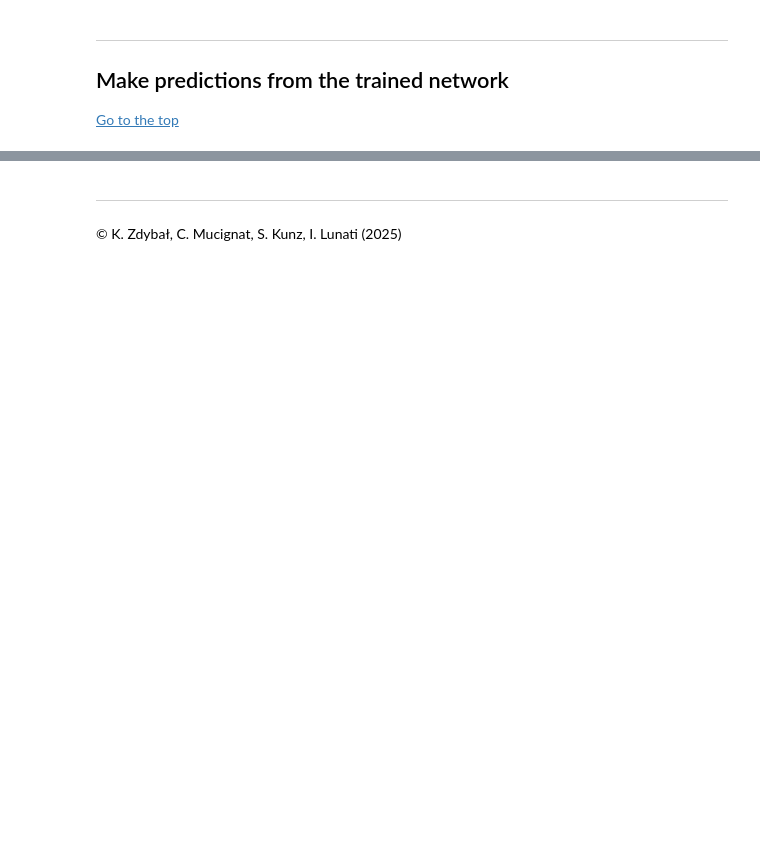
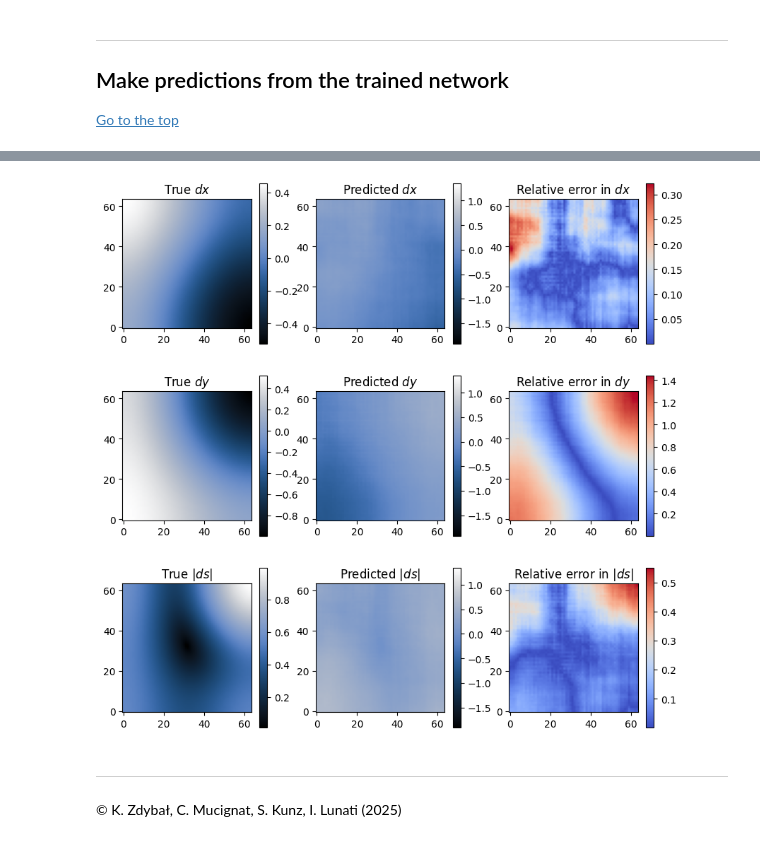
Before and after one commit to kamilazdybal/pykitPIV, a Jupyter notebook: jupyter-notebooks/demo-pykitPIV-11-integration-with-LIMA.ipynb, the cells around one changed output, grey strips where cells are left out. Saved outputs shown, nothing was run; the diff lists cells and outputs as text; code cells hidden in the pictures; blank space fills up the shorter version.

```diff
--- a/jupyter-notebooks/demo-pykitPIV-11-integration-with-LIMA.ipynb
+++ b/jupyter-notebooks/demo-pykitPIV-11-integration-with-LIMA.ipynb
@@ -413,0 +408,2 @@ plt.colorbar();
+# %%
+predicted_ds_magnitude = np.sqrt(predicted_ds[:,0,:,:]**2 + predicted_ds[:,1,:,:]**2)
@@ -414,3 +412,91 @@ plt.colorbar();
+# %%
+error_dx = np.abs(ground_truth_ds[image_to_show, 0, :, :] - predicted_ds[image_to_show, 0, :, :])
+# %%
+error_dy = np.abs(ground_truth_ds[image_to_show, 1, :, :] - predicted_ds[image_to_show, 1, :, :])
+# %%
+error_ds = np.abs(ground_truth_ds_magnitude[image_to_show, :, :] - predicted_ds_magnitude[image_to_show, :, :])
+# %%
+figure = plt.figure(figsize=(10, 10))
+spec = figure.add_gridspec(ncols=3, nrows=3, width_ratios=[1, 1, 1], height_ratios=[1, 1, 1])
+
+cmap = cmc.oslo
+
+# Displacement in the x-direction:
+
+figure_a = figure.add_subplot(spec[0,0])
+plt.imshow(ground_truth_ds[image_to_show, 0, :, :],
+           cmap=cmap,
+           origin='lower')
+plt.colorbar()
+plt.title('True $dx$')
+
+figure_b = figure.add_subplot(spec[0,1])
+plt.imshow(predicted_ds[image_to_show, 0, :, :],
+           cmap=cmap,
+           origin='lower',
+           vmin=np.min(ground_truth_target),
+           vmax=np.max(ground_truth_target))
+plt.colorbar()
+plt.title('Predicted $dx$')
+
+figure_c = figure.add_subplot(spec[0,2])
+plt.imshow(error_dx,
+           cmap='coolwarm',
+           origin='lower')
+plt.colorbar()
+plt.title('Relative error in $dx$')
+
+# Displacement in the y-direction:
+
+figure_d = figure.add_subplot(spec[1,0])
+plt.imshow(ground_truth_ds[image_to_show, 1, :, :],
+           cmap=cmap,
+           origin='lower')
+plt.colorbar()
+plt.title('True $dy$')
+
+figure_e = figure.add_subplot(spec[1,1])
+plt.imshow(predicted_ds[image_to_show, 1, :, :],
+           cmap=cmap,
+           origin='lower',
+           vmin=np.min(ground_truth_target),
+           vmax=np.max(ground_truth_target))
+plt.colorbar()
+plt.title('Predicted $dy$')
+
+figure_f = figure.add_subplot(spec[1,2])
+plt.imshow(error_dy,
+           cmap='coolwarm',
+           origin='lower')
+plt.colorbar()
+plt.title('Relative error in $dy$')
+
+# Displacement magnitude:
+
+figure_g = figure.add_subplot(spec[2,0])
+plt.imshow(ground_truth_ds_magnitude[image_to_show, :, :],
+           cmap=cmap,
+           origin='lower')
+plt.colorbar()
+plt.title('True $|ds|$')
+
+figure_h = figure.add_subplot(spec[2,1])
+plt.imshow(predicted_ds_magnitude[image_to_show, :, :],
+           cmap=cmap,
+           origin='lower',
+           vmin=np.min(ground_truth_target),
+           vmax=np.max(ground_truth_target))
+plt.colorbar()
+plt.title('Predicted $|ds|$')
+
+figure_i = figure.add_subplot(spec[2,2])
+plt.imshow(error_ds,
+           cmap='coolwarm',
+           origin='lower')
+plt.colorbar()
+plt.title('Relative error in $|ds|$');
+# %% [output]
+[figure, new version]
 # %% [markdown]
 ***
 
```
Also changed, not shown: parts of 31 cells of this notebook.
